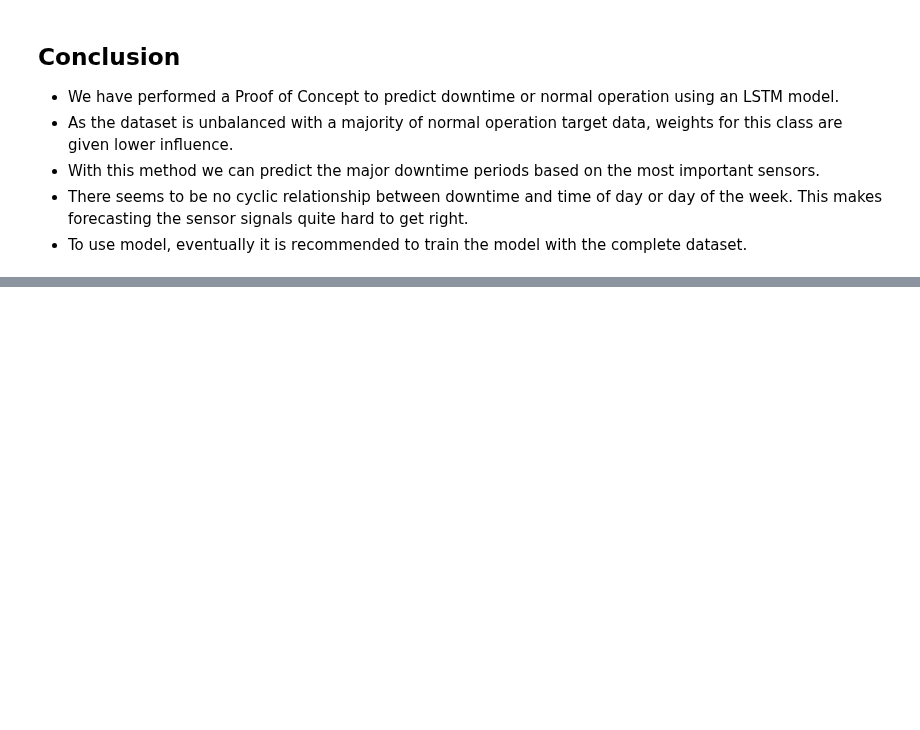
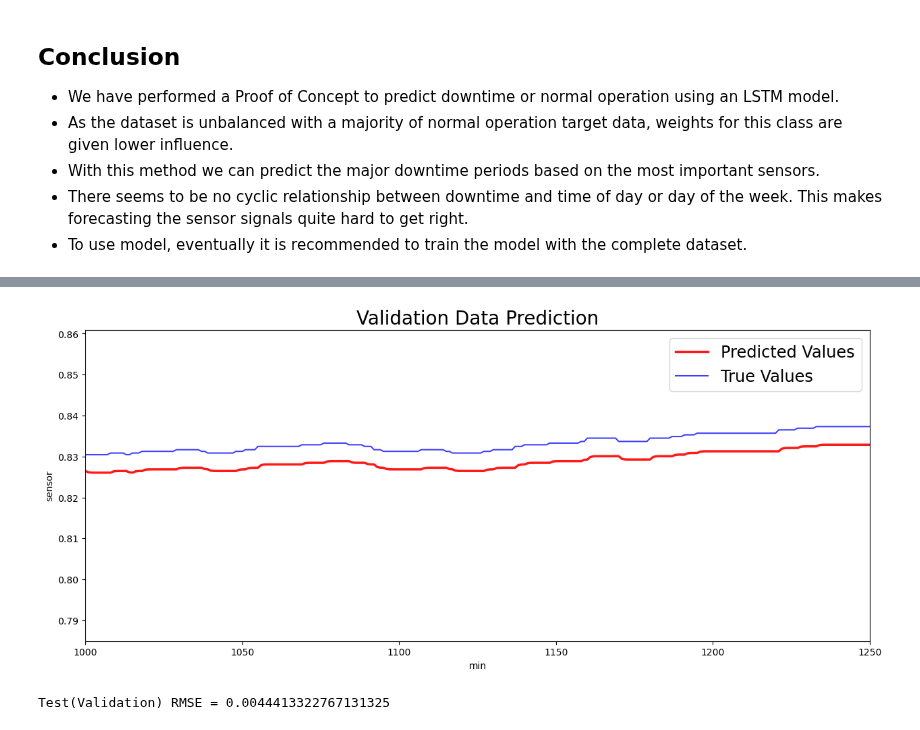
Before and after one commit to ccjimenezm/machine_learning2024, a Jupyter notebook: LSTM.ipynb, the cells around one changed output, grey strips where cells are left out. Cells and saved outputs as stored; diff of their text form; code cells hidden in the pictures; blank space fills up the shorter version.

Commit message:
Kaggle Notebook | LSTM for Pump Downtime Forecasting | Version 3

```diff
--- a/LSTM.ipynb
+++ b/LSTM.ipynb
@@ -387,0 +176,16 @@ fig.show()
+# %%
+from tensorflow.keras.models import Sequential
+from tensorflow.keras.layers import LSTM, Dense, Dropout, BatchNormalization
+from tensorflow.keras.optimizers import Adam
+
+OPTIMIZER = Adam(learning_rate=0.01)
+
+model = Sequential()
+model.add(LSTM(64, input_shape=(X_train.shape[1], X_train.shape[2])))
+model.add(Dense(75))
+model.add(Dropout(0.1))
+model.add(BatchNormalization())
+model.add(Dense(1))
+model.compile(loss='mse', optimizer=OPTIMIZER)
+
+model.summary()
@@ -387,0 +213,5 @@ fig.show()
+# %%
+# Ajustar el modelo
+model.fit(X_train, y_train, epochs=20, verbose=1)
+
+# Imprimir el resumen del modelo
@@ -387,0 +237,24 @@ fig.show()
+# %%
+# Reemplaza 'train' con tus datos de entrenamiento y 'sensor_data' con la columna de tu sensor
+poll = np.array(train)
+
+poll_mean = poll.mean()
+poll_std = poll.std()
+
+# Reemplaza 'y_test' con tus datos de validación
+y_val_true = y_test
+val_pred = model.predict(X_test).ravel()
+
+y_val_true = y_val_true*poll_std + poll_mean
+val_pred = val_pred*poll_std + poll_mean
+
+plt.figure(figsize=(15,6))
+plt.xlim([1000,1250])
+plt.ylabel("sensor")
+plt.xlabel("min")
+plt.plot(val_pred, c = "r", alpha = 0.90, linewidth = 2.5)
+plt.plot(y_val_true, c = "b", alpha = 0.75)
+plt.title("Validation Data Prediction", fontsize=20)
+plt.legend(['Predicted Values', 'True Values'], fontsize='xx-large')
+plt.show()
+# %% [output]
@@ -387,0 +262,8 @@ fig.show()
+[figure, added]
+# %%
+
+from sklearn.metrics import mean_absolute_error , mean_squared_error
+rmse = np.sqrt(mean_squared_error(y_val_true, val_pred))
+print("Test(Validation) RMSE ="  ,rmse)
+# %% [output]
+Test(Validation) RMSE = 0.0044413322767131325
```
Also changed, not shown: parts of 21 cells of this notebook.
